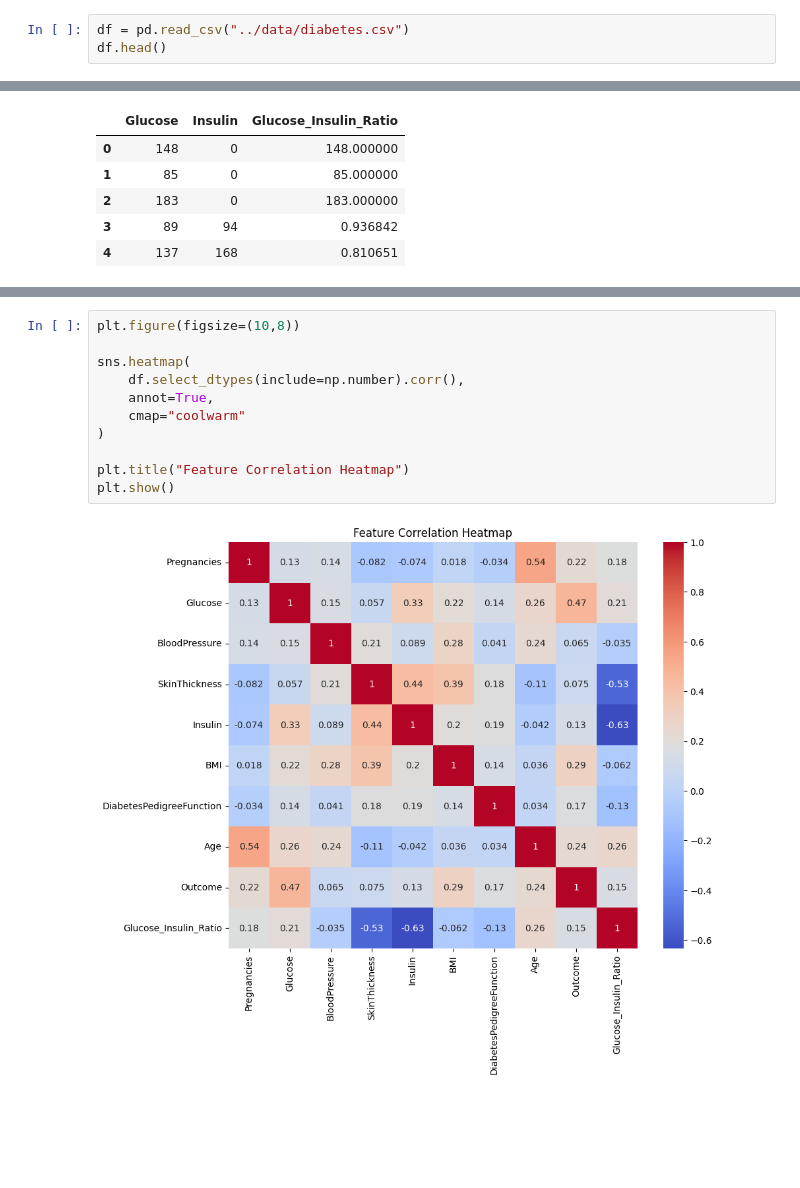
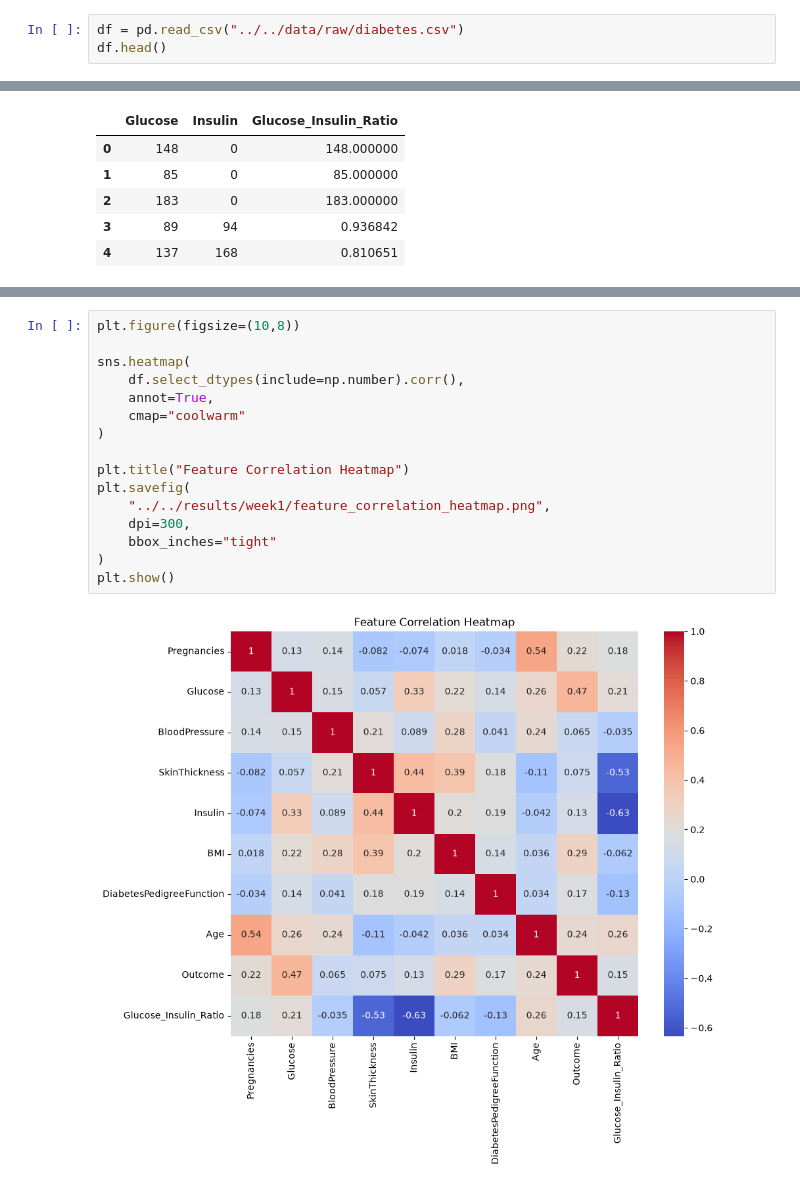
Before and after one commit to ap24110011024/Disease_detection, a Jupyter notebook: notebooks/diabetes/eda.ipynb, the cells around one changed output, grey strips where cells are left out. Drawn from its saved outputs; the diff is of its cells as text; blank space fills up the shorter version.

```diff
--- a/notebooks/diabetes/eda.ipynb
+++ b/notebooks/diabetes/eda.ipynb
@@ -4,7 +4,7 @@ import numpy as np
 import matplotlib.pyplot as plt
 import seaborn as sns
 # %%
-df = pd.read_csv("../data/diabetes.csv")
+df = pd.read_csv("../../data/raw/diabetes.csv")
 df.head()
 # %% [output]
 |  | Pregnancies | Glucose | BloodPressure | SkinThickness | Insulin | BMI | DiabetesPedigreeFunction | Age | ... |
@@ -76,13 +76,18 @@ df.head()
 # %%
 plt.figure(figsize=(10,8))
 
 sns.heatmap(
     df.select_dtypes(include=np.number).corr(),
     annot=True,
     cmap="coolwarm"
 )
 
 plt.title("Feature Correlation Heatmap")
+plt.savefig(
+    "../../results/week1/feature_correlation_heatmap.png",
+    dpi=300,
+    bbox_inches="tight"
+)
 plt.show()
 # %% [output]
-[figure, old version]
+[figure, new version]
```
Also changed, not shown: parts of 1 cell of this notebook, 34 other files.
